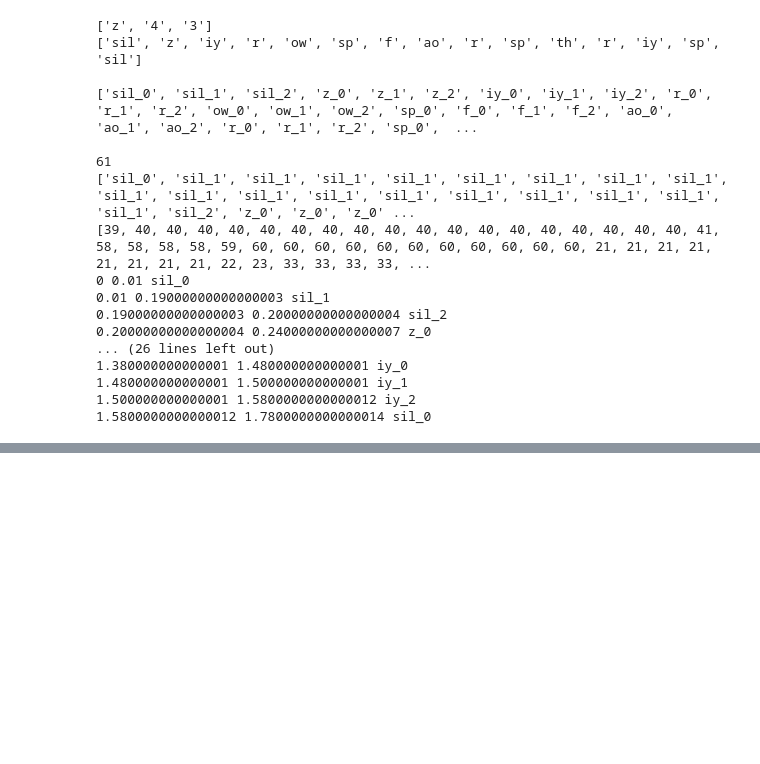
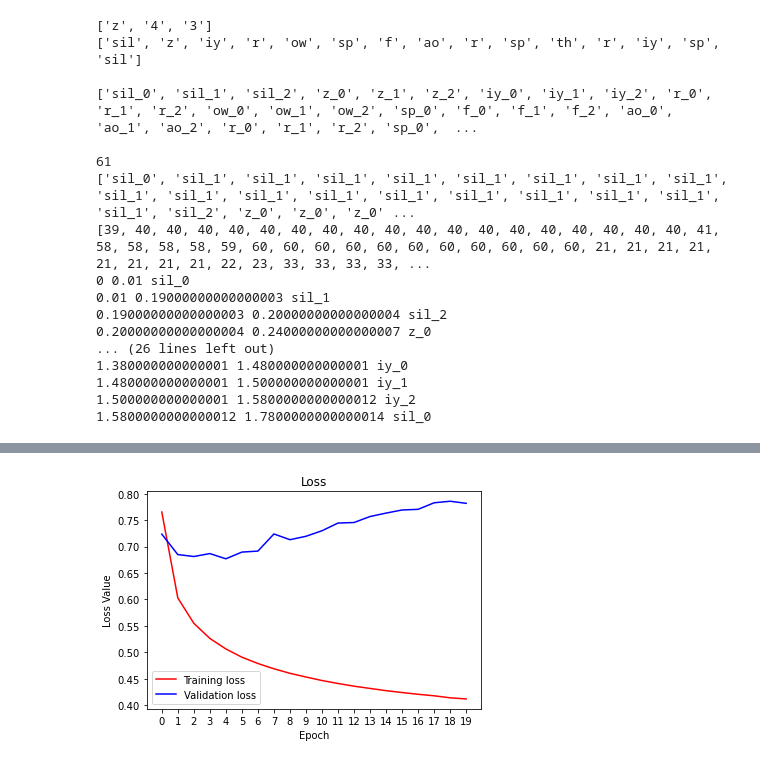
Before and after one commit to letsGoBharat/Speech-and-Speaker-Recognition, a Jupyter notebook: Phoneme_Recognition/phoneme_recognition_DNN.ipynb, the cells around one changed output, grey strips where cells are left out. Drawn from its saved outputs; the diff is of its cells as text; code cells hidden in the pictures; blank space fills up the shorter version.

```diff
--- a/Phoneme_Recognition/phoneme_recognition_DNN.ipynb
+++ b/Phoneme_Recognition/phoneme_recognition_DNN.ipynb
@@ -371,13 +384,0 @@ ValueError: Object arrays cannot be loaded when allow_pickle=False
-# %%
-#Make lables one hot
-
-X_train = np.load('X_train.npz', allow_pickle=True)['X']
-X_test = np.load('X_test.npz', allow_pickle=True)['X']
-X_val = np.load('X_val.npz', allow_pickle=True)['X']
-
-y_train = np.load('y_train.npz', allow_pickle=True)['y']
-y_test = np.load('y_test.npz', allow_pickle=True)['y']
-y_val = np.load('y_val.npz', allow_pickle=True)['y']
-
-Y_train = tf.keras.utils.to_categorical(y_train)
-Y_val = tf.keras.utils.to_categorical(y_val)
@@ -405,0 +385,86 @@ for i in range(nlayers):
+# %%
+#DNN model
+nlayers = 4
+
+input_type = ['lmfcc', 'mspec']
+dynamic = [False, True]
+feature_type = ['nondynamic', 'dynamic']
+
+feature_type = ['dynamic', 'nondynamic']
+
+
+for j in range(1):
+    typ = input_type[j]
+    for i in range(1):
+        feat = feature_type[i]
+        dpath = 'data/' + typ + '/' + feat + '/'
+        rpath = 'results/' + typ + '/' + feat + '/'
+
+        #Make lables one hot
+
+        X_train = np.load(dpath + 'X_train.npy', allow_pickle=True)
+        X_val = np.load(dpath + 'X_val.npy', allow_pickle=True)
+
+        y_train = np.load(dpath + 'y_train.npy', allow_pickle=True)
+        y_val = np.load(dpath + 'y_val.npy', allow_pickle=True)
+
+        Y_train = tf.keras.utils.to_categorical(y_train)
+        Y_val = tf.keras.utils.to_categorical(y_val)
+
+        for k in range(3, nlayers):
+            print(str(k + 1) + " Layers")
+            output_classes = 61 #Number of states in state list
+            f_count = X_train.shape[1]
+
+            checkpoint_path = "checkpoints/"
+            checkpoint_dir = os.path.dirname(checkpoint_path)
+
+            # Create a callback that saves the model's weights
+            cp_callback = tf.keras.callbacks.ModelCheckpoint(filepath=checkpoint_path,
+                                                            save_weights_only=True,
+                                                            verbose=1, period=5)
+
+            model = models.Sequential()
+            model.add(layers.Dense(256, input_shape=(f_count,), activation = 'relu'))
+            for l in range(k):
+                model.add(layers.Dense(256, activation='relu'))
+            model.add(layers.Dense(output_classes, activation = 'softmax'))
+            model.compile(loss='categorical_crossentropy', optimizer='adam', metrics=['accuracy'])
+
+            #Model training
+            ep = 20
+            model_history = model.fit(X_train, Y_train, epochs=ep, validation_data = (X_val, Y_val), batch_size = 256, callbacks=[cp_callback])
+
+            #Training and Validation loss plot
+            training_loss = model_history.history['loss']
+            val_loss = model_history.history['val_loss']
+
+            plt.figure()
+            plt.plot(training_loss, 'r', label='Training loss')
+            plt.plot(val_loss, 'b', label='Validation loss')
+            plt.title('Loss')
+            plt.xlabel('Epoch')
+            plt.ylabel('Loss Value')
+            #plt.ylim([0, 1])
+            plt.xticks(np.arange(0, ep, 1))
+            plt.legend()
+            #plt.savefig(rpath + 'loss_' + str(k + 1) + 'l')
+            plt.show()
+
+            #Training and Validation accuracy plot
+
+            training_acc = model_history.history['accuracy']
+            val_acc = model_history.history['val_accuracy']
+
+            plt.figure()
+            plt.plot(training_acc, 'r', label='Training accuracy')
+            plt.plot(val_acc, 'b', label='Validation accuracy')
+            plt.title('Accuracy')
+            plt.xlabel('Epoch')
+            plt.ylabel('Accuracy Value')
+            #plt.ylim([0, 1])
+            plt.xticks(np.arange(0, ep, 1))
+            plt.legend()
+            #plt.savefig(rpath + 'accuracy_' + str(k + 1) + 'l')
+            plt.show()
+# %% [output]
@@ -405,0 +488 @@ for i in range(nlayers):
+[figure, added]
```
Also changed, not shown: parts of 6 cells of this notebook, 32 other files.
